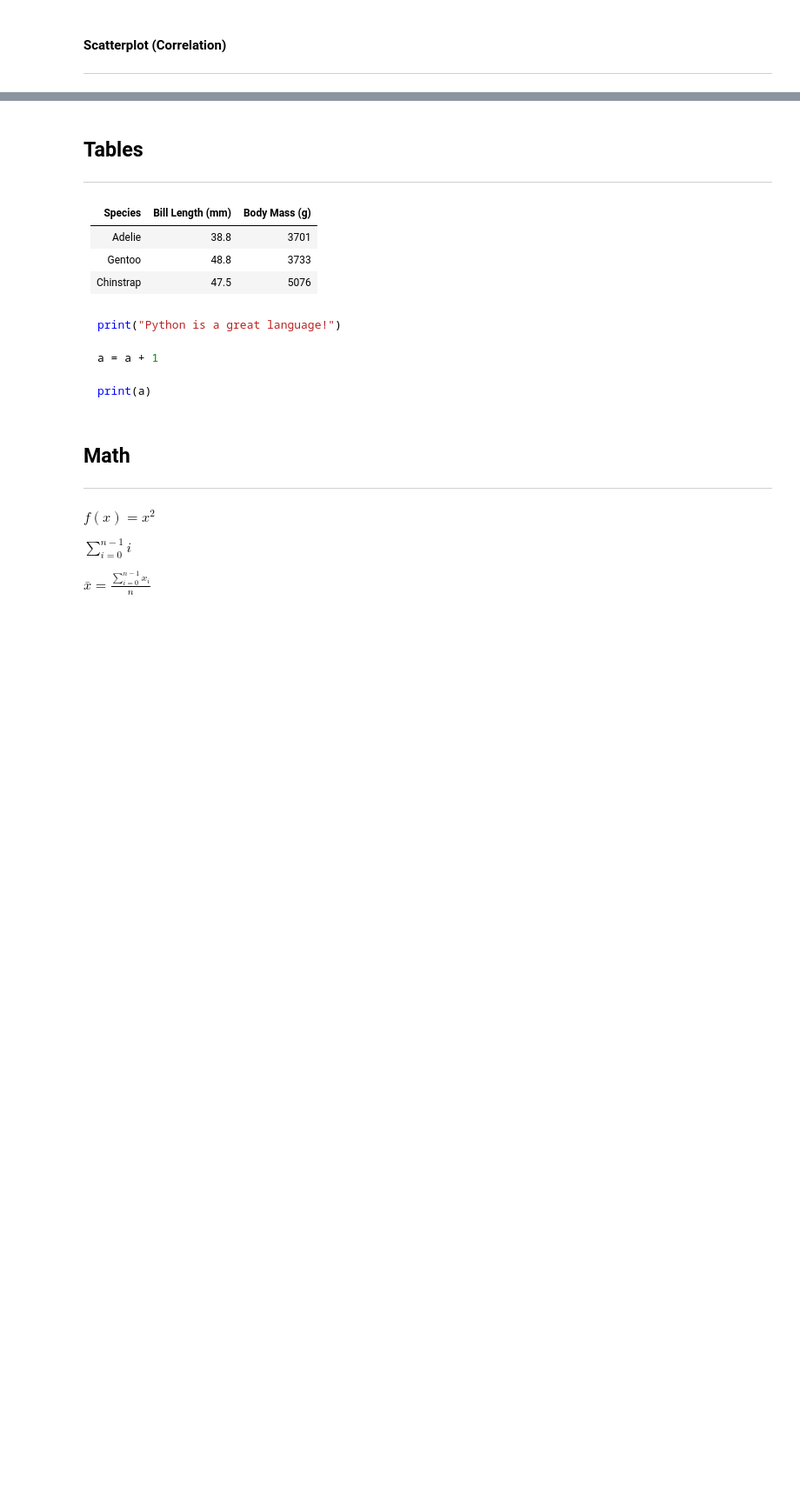
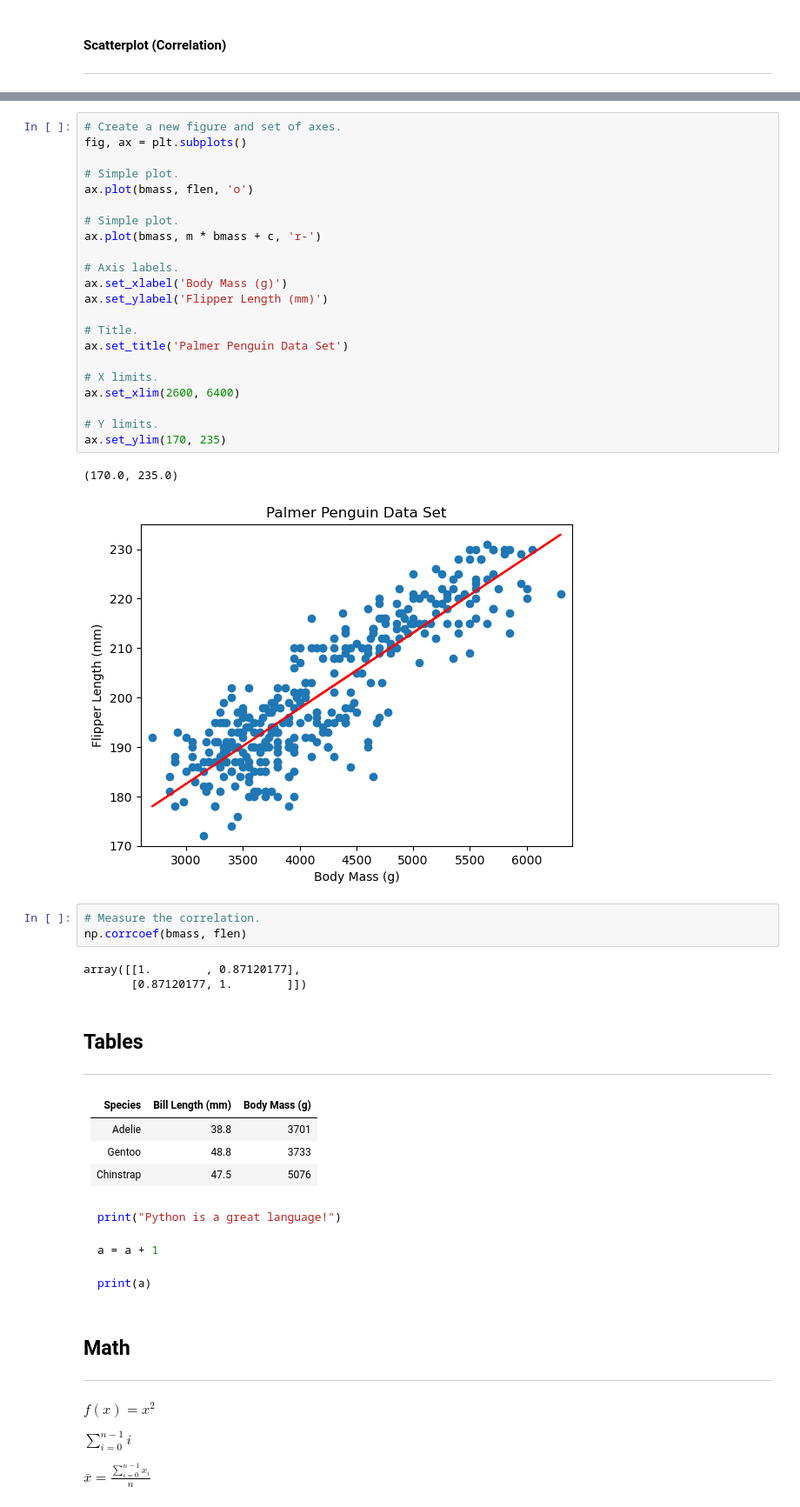
Before and after one commit to fdennehy/pda-project, a Jupyter notebook: penguins.ipynb, the cells around one changed output, grey strips where cells are left out. Shown at 87% size. Drawn from its saved outputs; the diff is of its cells as text; blank space fills up the shorter version.

```diff
--- a/penguins.ipynb
+++ b/penguins.ipynb
@@ -371,3 +526,34 @@ bmass = df["body_mass_g"]
+# %%
+# Create a new figure and set of axes.
+fig, ax = plt.subplots()
+
+# Simple plot.
+ax.plot(bmass, flen, 'o')
+
+# Simple plot.
+ax.plot(bmass, m * bmass + c, 'r-')
+
+# Axis labels.
+ax.set_xlabel('Body Mass (g)')
+ax.set_ylabel('Flipper Length (mm)')
+
+# Title.
+ax.set_title('Palmer Penguin Data Set')
+
+# X limits.
+ax.set_xlim(2600, 6400)
+
+# Y limits.
+ax.set_ylim(170, 235)
+# %% [output]
+(170.0, 235.0)
+[figure, added]
+# %%
+# Measure the correlation.
+np.corrcoef(bmass, flen)
+# %% [output]
+array([[1.        , 0.87120177],
+       [0.87120177, 1.        ]])
 # %% [markdown]
 ## Tables
 
```
Also changed, not shown: parts of 26 cells of this notebook.
